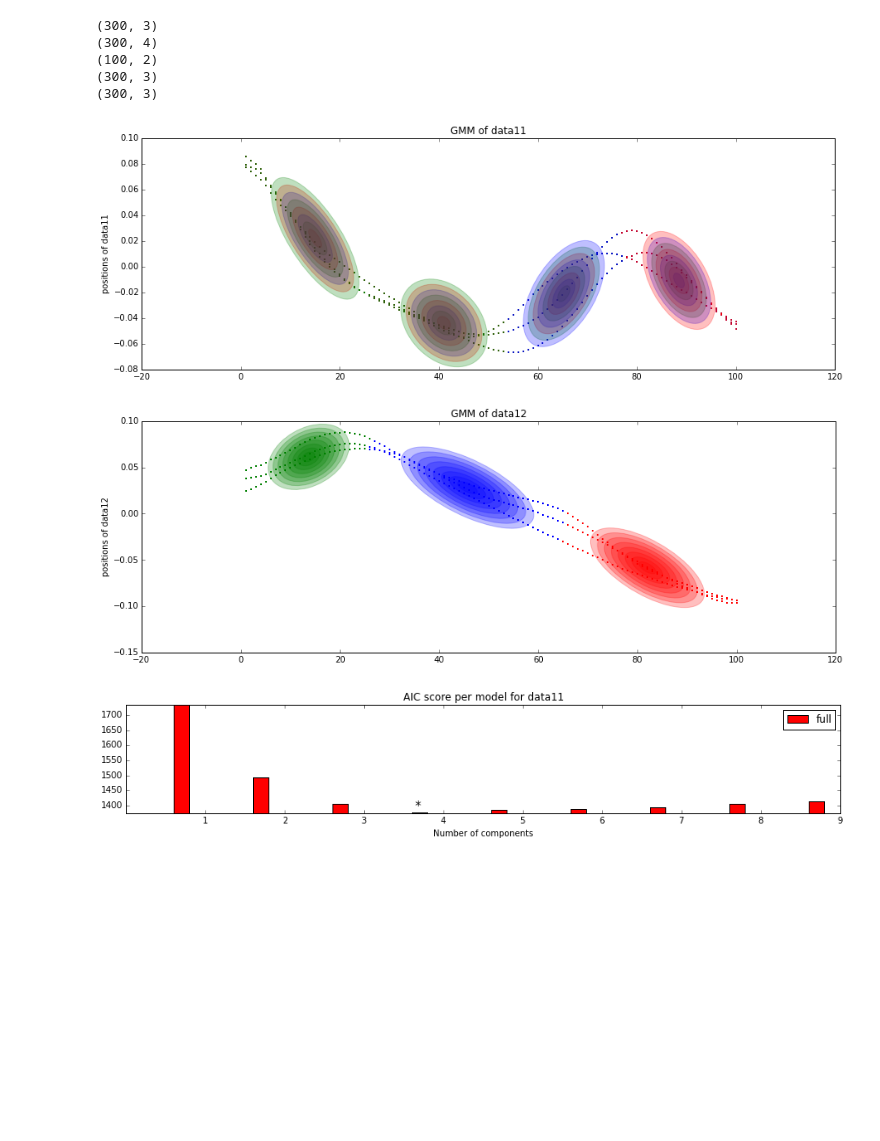
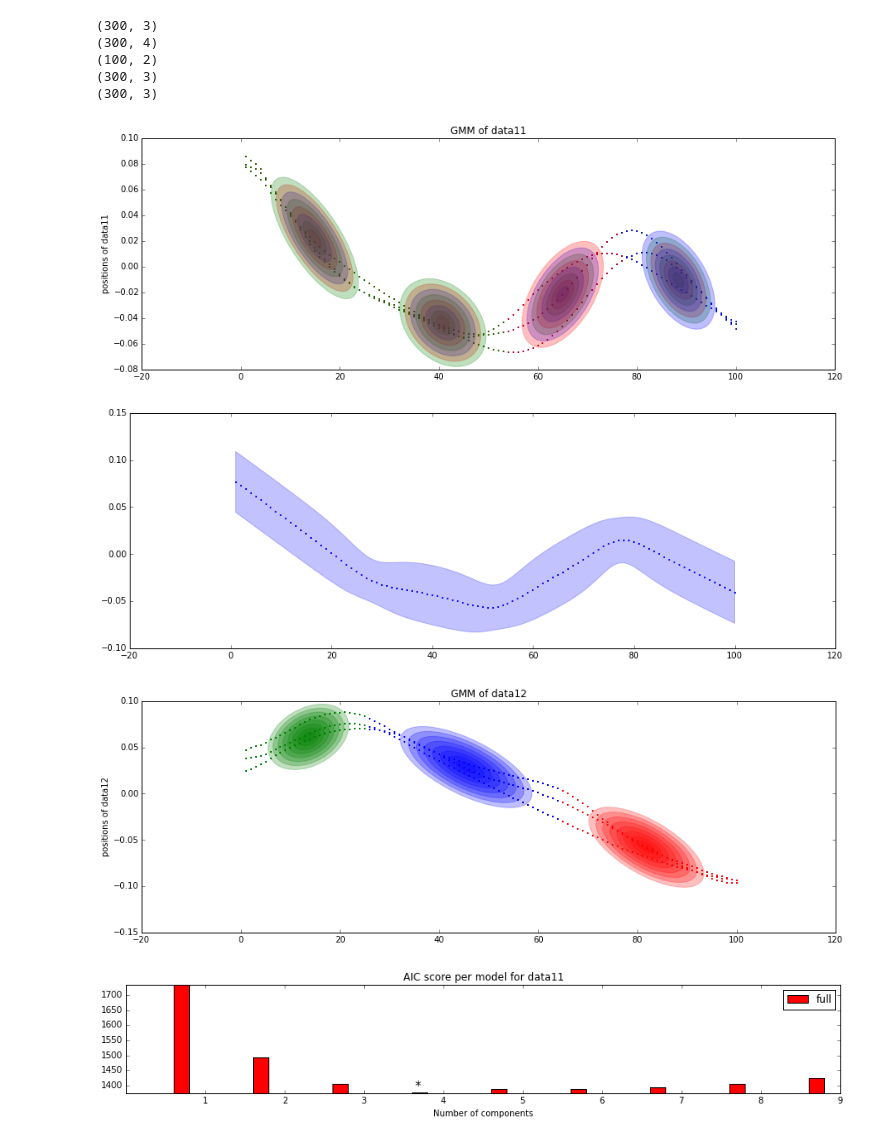
Before and after one commit to show0k/gmm-lbd, a Jupyter notebook: notebooks/calinon_tests.ipynb, the cells around one changed output. Saved outputs shown, nothing was run; the diff lists cells and outputs as text; code cells hidden in the pictures; blank space fills up the shorter version.

Commit message:
advance on regression and multiplication

```diff
--- a/notebooks/calinon_tests.ipynb
+++ b/notebooks/calinon_tests.ipynb
@@ -35,19 +35,20 @@ print data3_b.shape
 # %%
 manager = GmmManager(n_components_range=range(1,10))
 manager.add_dataset(data1[:,[0,1]],name='data11')
 #manager.add_dataset(data1,name='data11')
 
 manager.add_dataset(data1[:,[0,2]],name='data12')
 
 manager.plot_ellipses_and_samples('data11')
-#manager.plot_regression('data11')
+manager.plot_regression('data11')
 
 manager.plot_ellipses_and_samples('data12')
 manager.plot_bics('data11')
 # %% [output]
-[figure, old version]
+[figure, new version]
-[figure, old version]
+[figure, new version]
-[figure, old version]
+[figure, new version]
+[figure, added]
 # %%
 X = manager.datasets['data11']
 gmm1, gmm2 = manager.gmms['data11'], manager.gmms['data12']
```
Also changed, not shown: parts of 12 cells of this notebook, 2 other files.
